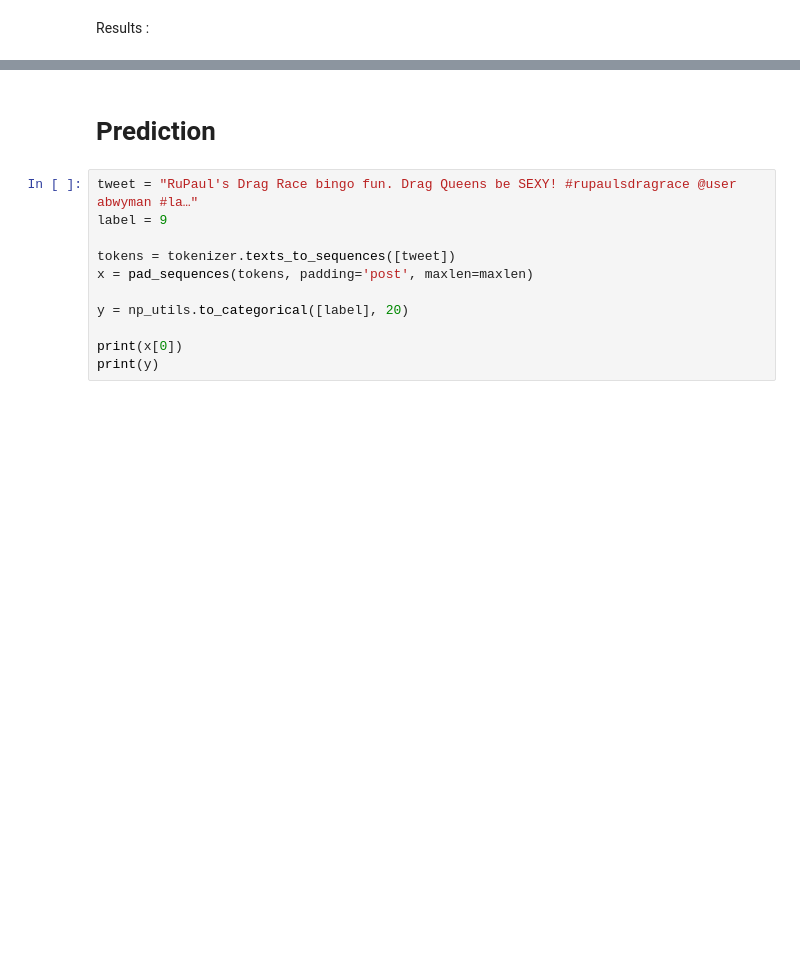
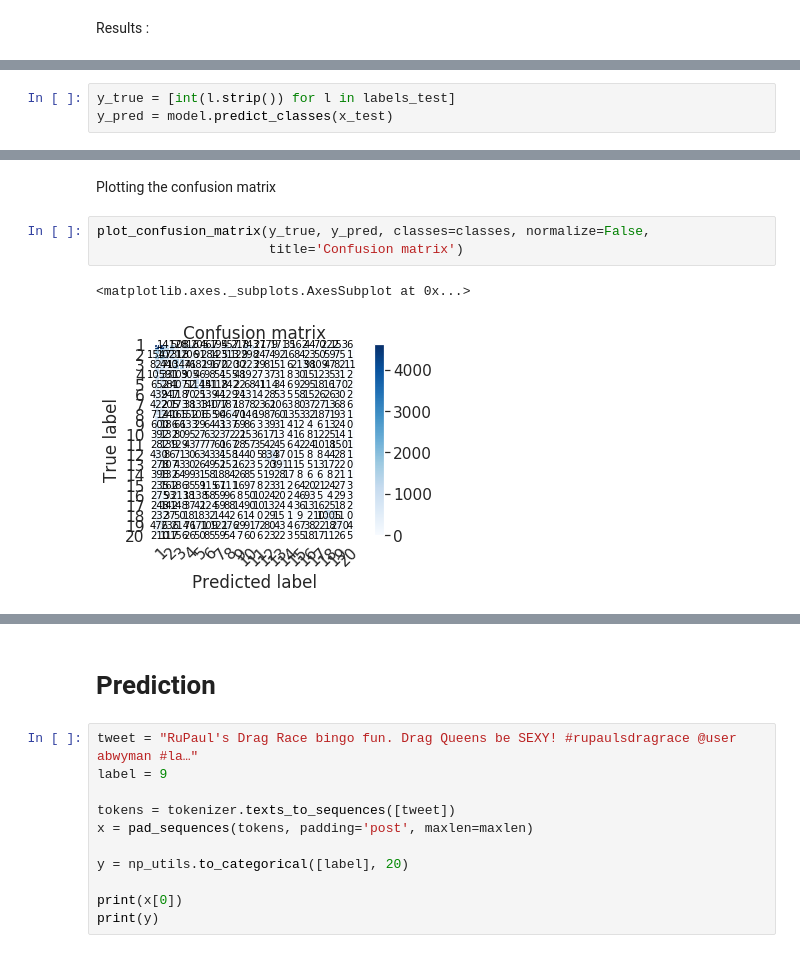
Before and after one commit to Borderlands-4/Premoji, a Jupyter notebook: LSTM.ipynb, the cells around one changed output, grey strips where cells are left out. Drawn from its saved outputs; the diff is of its cells as text; blank space fills up the shorter version.

```diff
--- a/LSTM.ipynb
+++ b/LSTM.ipynb
@@ -216,0 +244,3 @@ Accuracy : 0.32928
+# %%
+y_true = [int(l.strip()) for l in labels_test]
+y_pred = model.predict_classes(x_test)
@@ -216,0 +366,8 @@ Accuracy : 0.32928
+# %% [markdown]
+Plotting the confusion matrix
+# %%
+plot_confusion_matrix(y_true, y_pred, classes=classes, normalize=False,
+                      title='Confusion matrix')
+# %% [output]
+<matplotlib.axes._subplots.AxesSubplot at 0x...>
+[figure, added]
```
Also changed, not shown: parts of 41 cells of this notebook.
